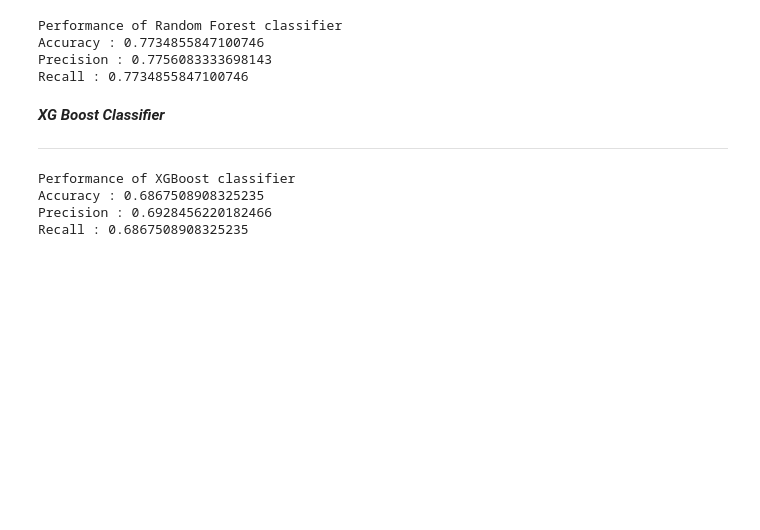
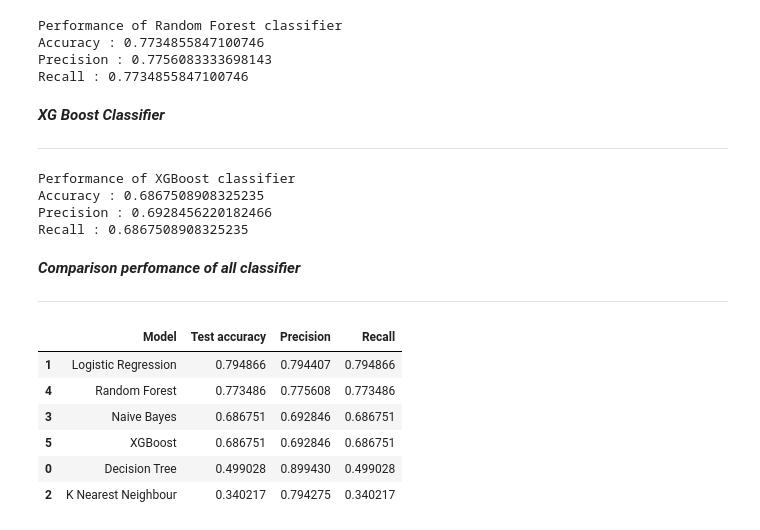
Before and after one commit to adilimam12/Classification-capstone-project-3, a Jupyter notebook: Coronavirus_tweet_sentiment_analysis.ipynb, the cells around one changed output. Cells and saved outputs as stored; diff of their text form; code cells hidden in the pictures; blank space fills up the shorter version.

```diff
--- a/Coronavirus_tweet_sentiment_analysis.ipynb
+++ b/Coronavirus_tweet_sentiment_analysis.ipynb
@@ -1024,3 +1036,24 @@ Performance of XGBoost classifier
 Accuracy : 0.6867508908325235
 Precision : 0.6928456220182466
 Recall : 0.6867508908325235
+# %% [markdown]
+***Comparison perfomance of all classifier***
+
+---
+# %%
+models = pd.DataFrame({
+    'Model': ['Decision Tree', 'Logistic Regression', 'K Nearest Neighbour', 'Naive Bayes',
+              'Random Forest', 'XGBoost'],
+    'Test accuracy': [dtree_accuracy, logreg_accuracy, knn_accuracy, mnb_accuracy, rcf_accuracy, xgbcf_accuracy, ],
+    'Precision': [dtree_precision, logreg_precision, knn_precision, mnb_precision, rcf_precision, xgbcf_precision, ],
+    'Recall': [dtree_recall, logreg_recall, knn_recall, mnb_recall, rcf_recall, xgbcf_recall, ]})
+
+models.sort_values(by='Test accuracy', ascending=False)
+# %% [output]
+|  | Model | Test accuracy | Precision | Recall |
+| 1 | Logistic Regression | 0.794866 | 0.794407 | 0.794866 |
+| 4 | Random Forest | 0.773486 | 0.775608 | 0.773486 |
+| 3 | Naive Bayes | 0.686751 | 0.692846 | 0.686751 |
+| 5 | XGBoost | 0.686751 | 0.692846 | 0.686751 |
+| 0 | Decision Tree | 0.499028 | 0.899430 | 0.499028 |
+| 2 | K Nearest Neighbour | 0.340217 | 0.794275 | 0.340217 |
```
Also changed, not shown: parts of 6 cells of this notebook.
